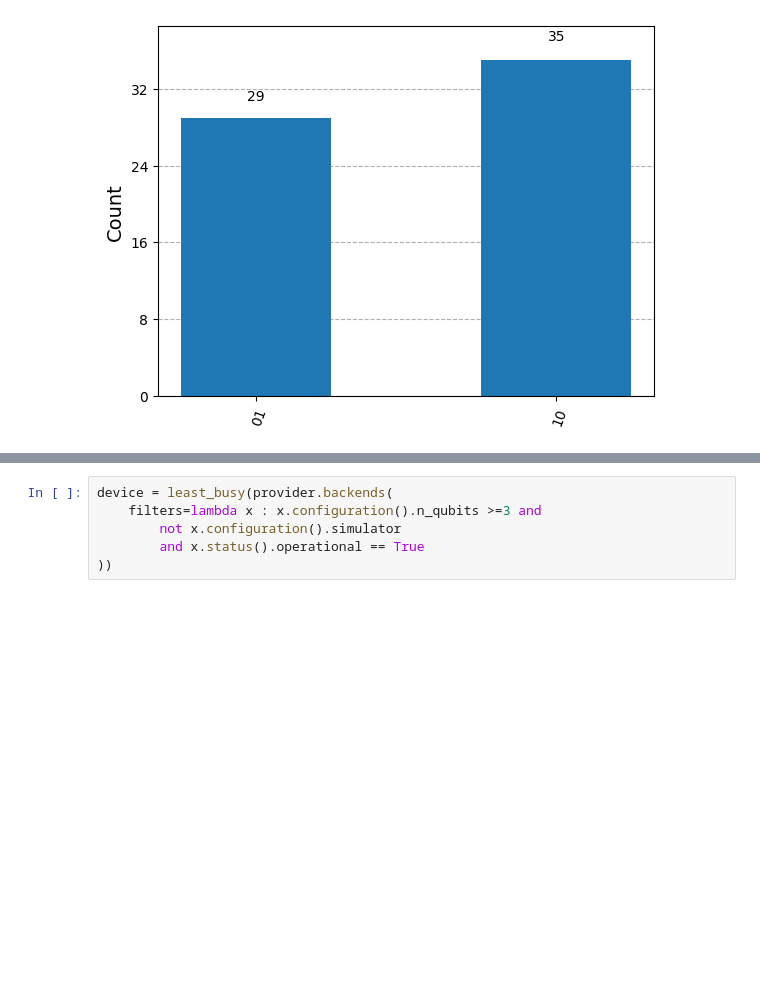
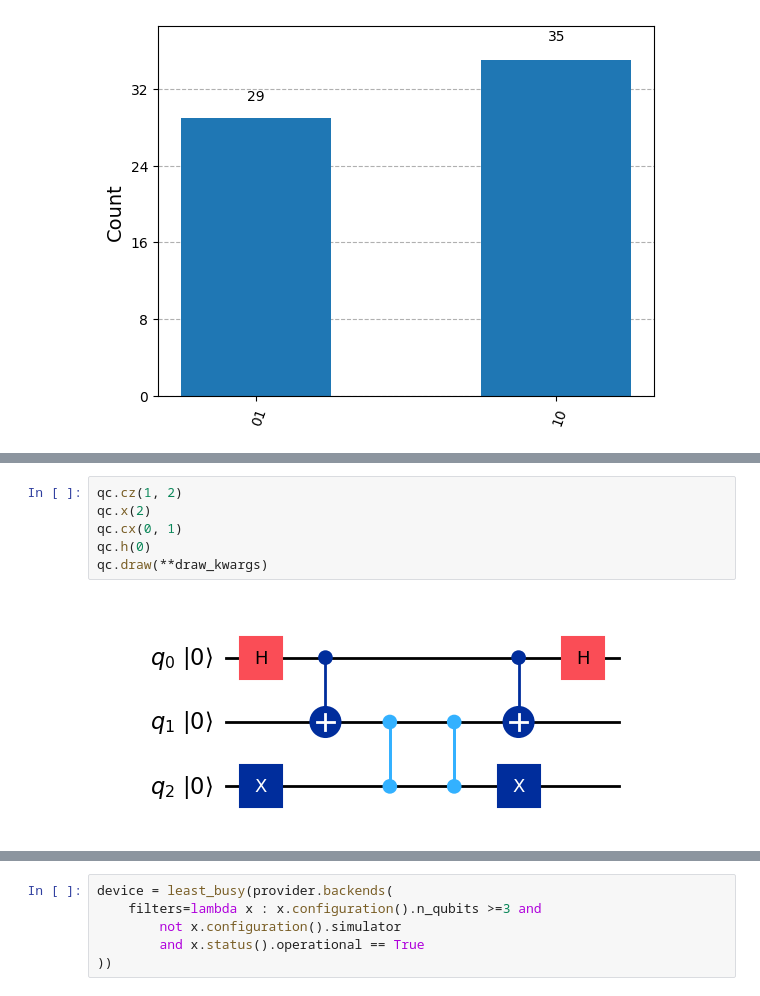
Before and after one commit to AlbertoJOR/tutorialQiskit, a Jupyter notebook: tutorial.ipynb, the cells around one changed output, grey strips where cells are left out. Drawn from its saved outputs; the diff is of its cells as text; blank space fills up the shorter version.

```diff
--- a/tutorial.ipynb
+++ b/tutorial.ipynb
@@ -116,0 +129,8 @@ plot_histogram(counts)
+# %%
+qc.cz(1, 2)
+qc.x(2)
+qc.cx(0, 1)
+qc.h(0)
+qc.draw(**draw_kwargs)
+# %% [output]
+[figure, added]
```
Also changed, not shown: parts of 15 cells of this notebook.
